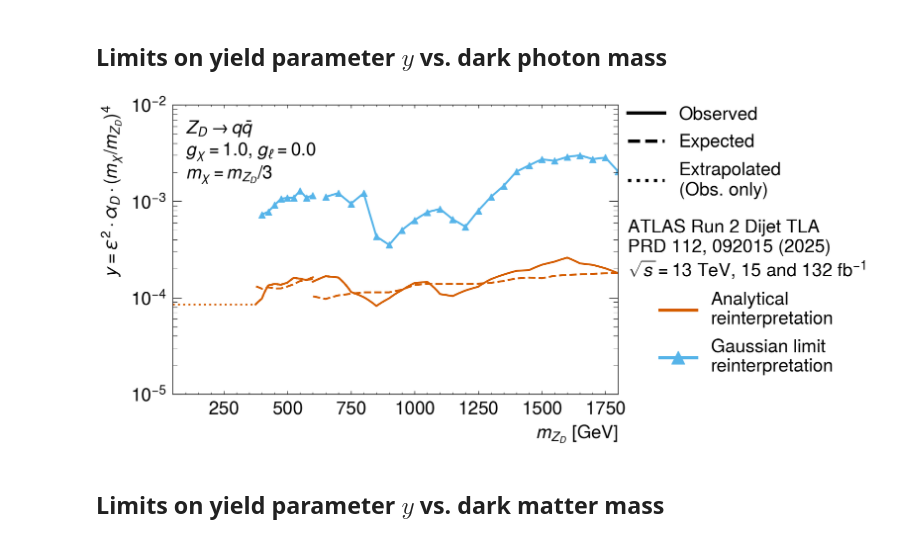
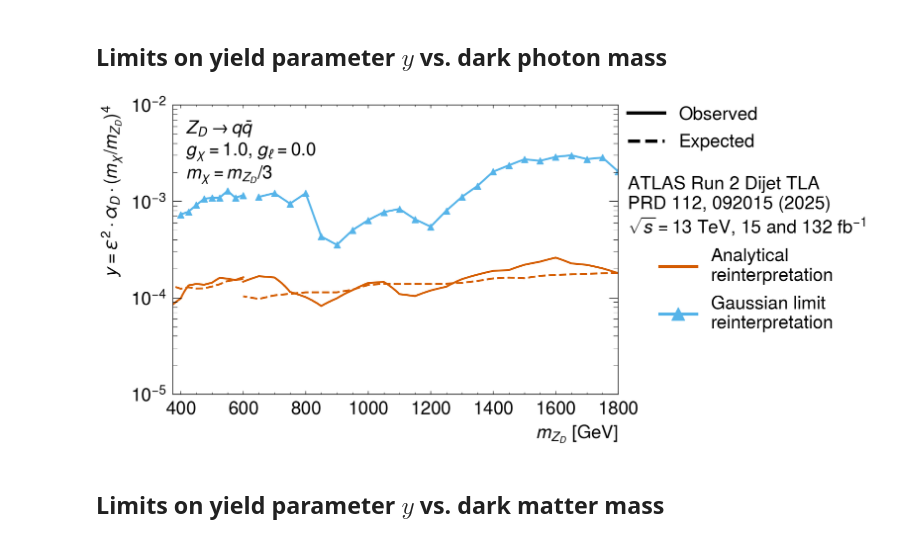
Before and after one commit to mamerl/DMWG-code-instructions, a Jupyter notebook: plotting/dark_photon_summary_plots.ipynb, the cells around one changed output. Saved outputs shown, nothing was run; the diff lists cells and outputs as text; code cells hidden in the pictures.

```diff
--- a/plotting/dark_photon_summary_plots.ipynb
+++ b/plotting/dark_photon_summary_plots.ipynb
@@ -95,12 +95,12 @@ fig, ax = plt.subplots(figsize=(12, 8))
 legend_handles = [
     plt.Line2D([], [], color="k", linestyle="-", lw=5),
     plt.Line2D([], [], color="k", linestyle="--", lw=5),
-    plt.Line2D([], [], color="k", linestyle=":", lw=5),
+    # plt.Line2D([], [], color="k", linestyle=":", lw=5),
 ]
 legend_labels = [
     "Observed",
     "Expected",
-    "Extrapolated\n(Obs. only)",
+    # "Extrapolated\n(Obs. only)",
 ]
 
 # annotations
@@ -154,29 +154,29 @@ for idx, input_cfg in enumerate(inputs):
                     linestyle=linestyle,
                 )
 
-    # interpolate the combined limits to lower mass
-    all_mass = np.array(all_mass)
-    all_limits = np.array(all_limits)
-    # sort the arrays
-    sorted_indices = np.argsort(all_mass)
-    all_mass = all_mass[sorted_indices]
-    all_limits = all_limits[sorted_indices]
-    mass_interp, limits_interp = interpolate_limit(
-        all_mass,
-        all_limits,
-        min_interp_mmed,
-        max_interp_mmed,
-        num_points=num_interp_points
-    )
+    # # interpolate the combined limits to lower mass
+    # all_mass = np.array(all_mass)
+    # all_limits = np.array(all_limits)
+    # # sort the arrays
+    # sorted_indices = np.argsort(all_mass)
+    # all_mass = all_mass[sorted_indices]
+    # all_limits = all_limits[sorted_indices]
+    # mass_interp, limits_interp = interpolate_limit(
+    #     all_mass,
+    #     all_limits,
+    #     min_interp_mmed,
+    #     max_interp_mmed,
+    #     num_points=num_interp_points
+    # )
 
-    # plot interpolated limits
-    ax.plot(
-        mass_interp,
-        limits_interp,
-        color=f"C{idx}",
-        lw=3,
-        linestyle=":",
-    )
+    # # plot interpolated limits
+    # ax.plot(
+    #     mass_interp,
+    #     limits_interp,
+    #     color=f"C{idx}",
+    #     lw=3,
+    #     linestyle=":",
+    # )
 
 # plot the alternative reinterpretation if it exists
 if len(reinterpretation_limits) > 0:
@@ -195,7 +195,7 @@ if len(reinterpretation_limits) > 0:
 
 # format the plot
 ax.set_yscale("log")
-ax.set_xlim(50, 1800)
+ax.set_xlim(375, 1800)
 ax.set_xlabel(r"$m_{Z_D}$ [GeV]", fontsize=28)
 ax.set_ylabel(r"$y = \epsilon^2 \cdot \alpha_D \cdot (m_{\chi}/ m_{Z_D})^4$", fontsize=28)
 ax.set_ylim(top=1e-2)
@@ -208,35 +208,35 @@ if len(inputs) == 1:
 leg2 = ax.legend(
     handles=plot_handles,
     labels=plot_labels,
-    bbox_to_anchor=(0.96, 0.7),
+    bbox_to_anchor=(0.96, 0.85),
     loc="upper left",
     labelspacing=0.6,
     fontsize=28,
     title=leg_title,
     title_fontproperties={"size": 28},
 )
 leg2.get_title().set_multialignment("left")
 leg2.get_title().set_horizontalalignment("left")
 
 # setup plot text
 plot_text = (
     benchmarks[benchmark_name]["plot_parameters"]["name"] + "\n" +
     benchmarks[benchmark_name]["plot_parameters"]["coupling_label"] + "\n" +
     benchmarks[benchmark_name]["plot_parameters"]["mdm_label"]
 )
 _ = ax.text(
     0.03,
     0.95,
     plot_text,
     transform=ax.transAxes,
     fontsize=28,
     va='top',
     ha='left'
 )
 ax.tick_params(axis='both', which='both', labelsize=28, pad=10)
 plt.savefig("../outputs/y_vs_mmed_summary_plot.pdf", bbox_inches='tight')
 # %% [output]
-[figure, old version]
+[figure, new version]
 # %% [markdown]
 ## Limits on yield parameter $y$ vs. dark matter mass
 # %%
```
Also changed, not shown: parts of 3 cells of this notebook, 4 other files.
